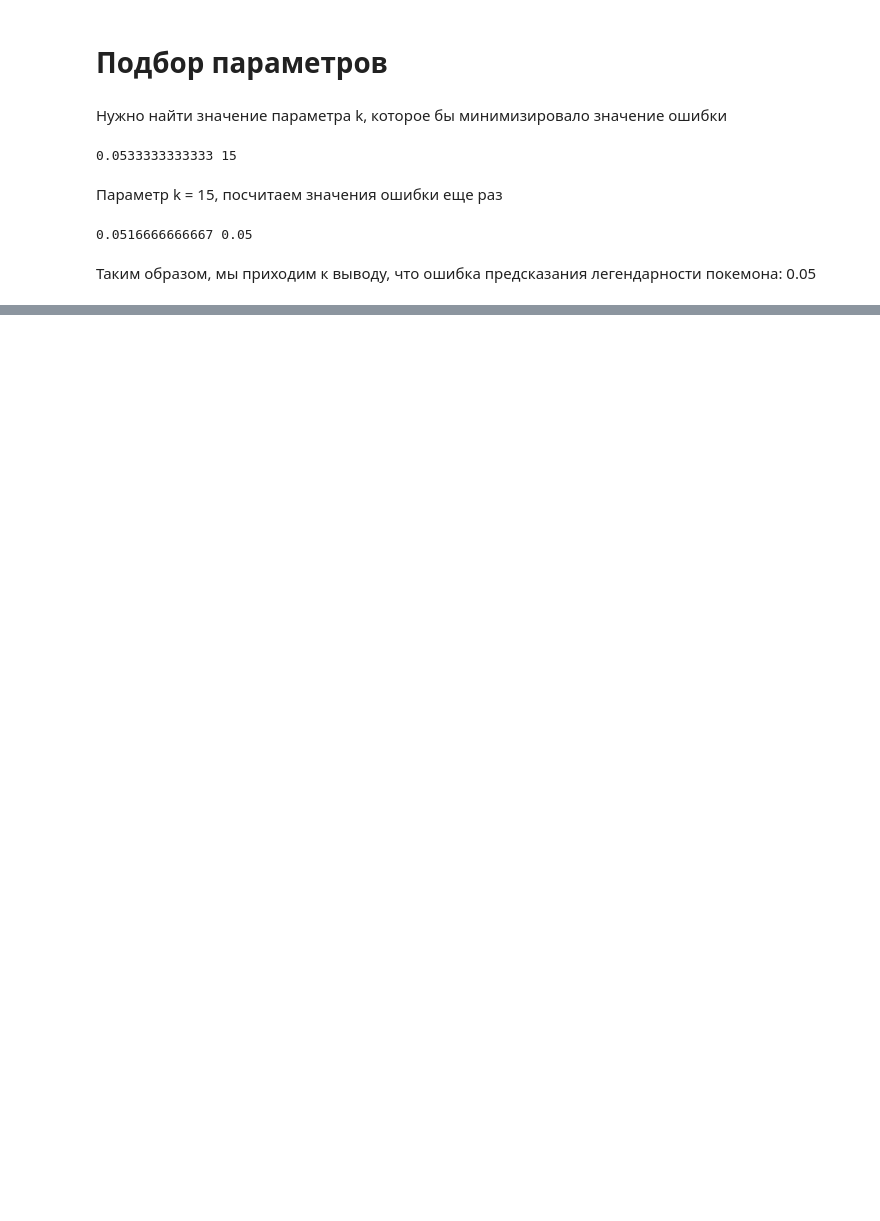
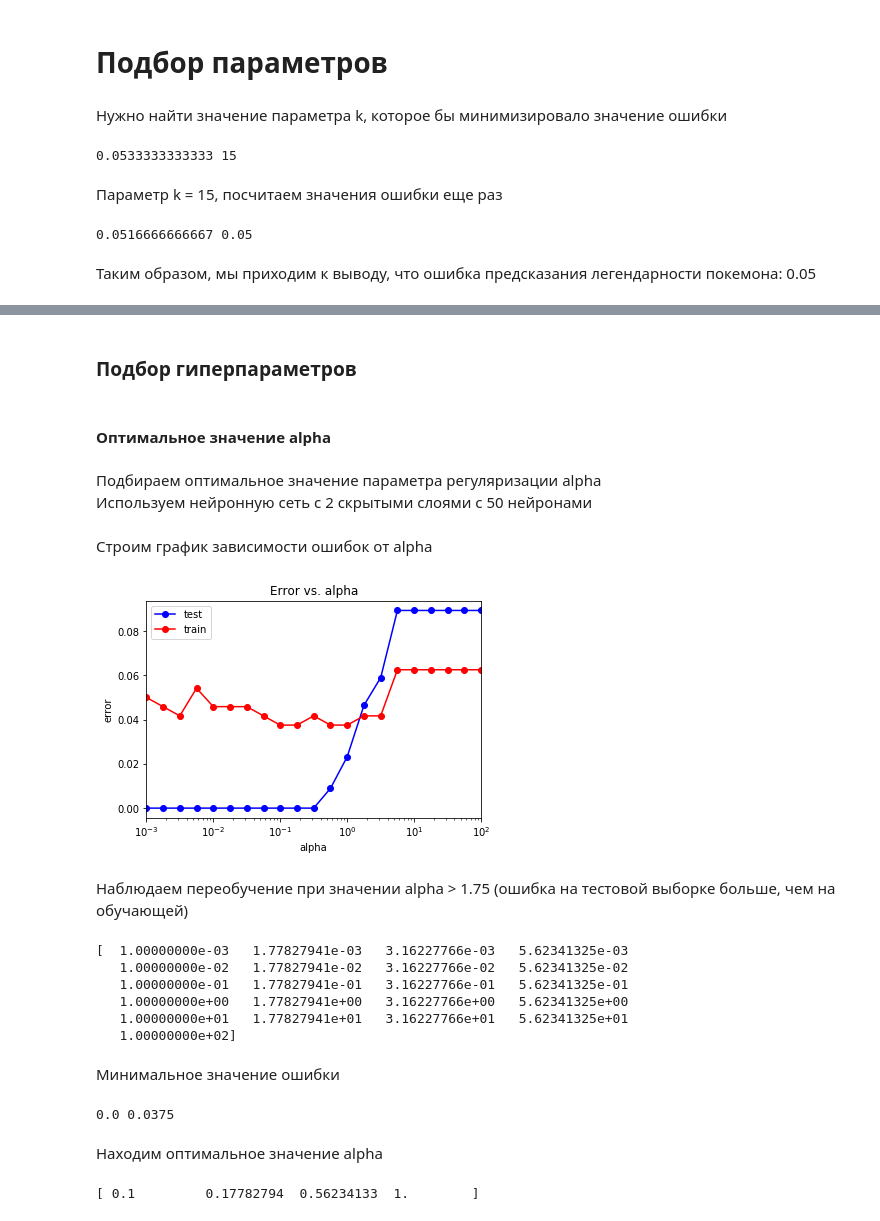
Before and after one commit to MariaRumiantseva/MachineLearning, a Jupyter notebook: HW1_PokemonChallenge.ipynb, the cells around one changed output, grey strips where cells are left out. Saved outputs shown, nothing was run; the diff lists cells and outputs as text; code cells hidden in the pictures; blank space fills up the shorter version.

```diff
--- a/HW1_PokemonChallenge.ipynb
+++ b/HW1_PokemonChallenge.ipynb
@@ -961,0 +1000,4 @@ print(err_train, err_test)
+# %%
+mlp_model = MLPClassifier(hidden_layer_sizes = (50), solver = 'lbfgs',
+                          activation = 'logistic', random_state = 42)
+mlp_model.fit(X_train, y_train)
@@ -961,0 +1023,4 @@ print(err_train, err_test)
+# %%
+mlp_model = MLPClassifier(hidden_layer_sizes = (50,50), solver = 'lbfgs',
+                          activation = 'logistic', random_state = 42)
+mlp_model.fit(X_train, y_train)
@@ -961,0 +1035,3 @@ print(err_train, err_test)
+# %%
+y_train_pred = mlp_model.predict(X_train)
+y_test_pred = mlp_model.predict(X_test)
@@ -961,0 +1047,59 @@ print(err_train, err_test)
+# %% [markdown]
+### Подбор гиперпараметров
+# %% [markdown]
+#### Оптимальное значение alpha
+# %% [markdown]
+Подбираем оптимальное значение параметра регуляризации alpha
+Используем нейронную сеть с 2 скрытыми слоями с 50 нейронами
+# %%
+alpha_arr = np.logspace(-3, 2, 21)
+test_err = []
+train_err = []
+for alpha in alpha_arr:
+    mlp_model = MLPClassifier(alpha = alpha, hidden_layer_sizes = (50,50),
+                              solver = 'lbfgs', activation = 'logistic', random_state = 42)
+    mlp_model.fit(X_train, y_train)
+
+    y_train_pred = mlp_model.predict(X_train)
+    y_test_pred = mlp_model.predict(X_test)
+    train_err.append(np.mean(y_train != y_train_pred))
+    test_err.append(np.mean(y_test != y_test_pred))
+# %% [markdown]
+Строим график зависимости ошибок от alpha
+# %%
+plt.semilogx(alpha_arr, train_err, 'b-o', label = 'test')
+plt.semilogx(alpha_arr, test_err, 'r-o', label = 'train')
+plt.xlim([np.min(alpha_arr), np.max(alpha_arr)])
+plt.title('Error vs. alpha')
+plt.xlabel('alpha')
+plt.ylabel('error')
+plt.legend()
+pass
+# %% [output]
+[figure, added]
+# %% [markdown]
+Наблюдаем переобучение при значении alpha > 1.75 (ошибка на тестовой выборке больше, чем на обучающей)
+# %%
+print(alpha_arr)
+# %% [output]
+[  1.00000000e-03   1.77827941e-03   3.16227766e-03   5.62341325e-03
+   1.00000000e-02   1.77827941e-02   3.16227766e-02   5.62341325e-02
+   1.00000000e-01   1.77827941e-01   3.16227766e-01   5.62341325e-01
+   1.00000000e+00   1.77827941e+00   3.16227766e+00   5.62341325e+00
+   1.00000000e+01   1.77827941e+01   3.16227766e+01   5.62341325e+01
+   1.00000000e+02]
+# %% [markdown]
+Минимальное значение ошибки
+# %%
+min_train_err = np.min(train_err)
+min_test_err = np.min(test_err)
+print(min_train_err, min_test_err)
+# %% [output]
+0.0 0.0375
+# %% [markdown]
+Находим оптимальное значение alpha
+# %%
+alpha_opt = alpha_arr[test_err == min_test_err]
+print(alpha_opt)
+# %% [output]
+[ 0.1         0.17782794  0.56234133  1.        ]
```
Also changed, not shown: parts of 33 cells of this notebook.
